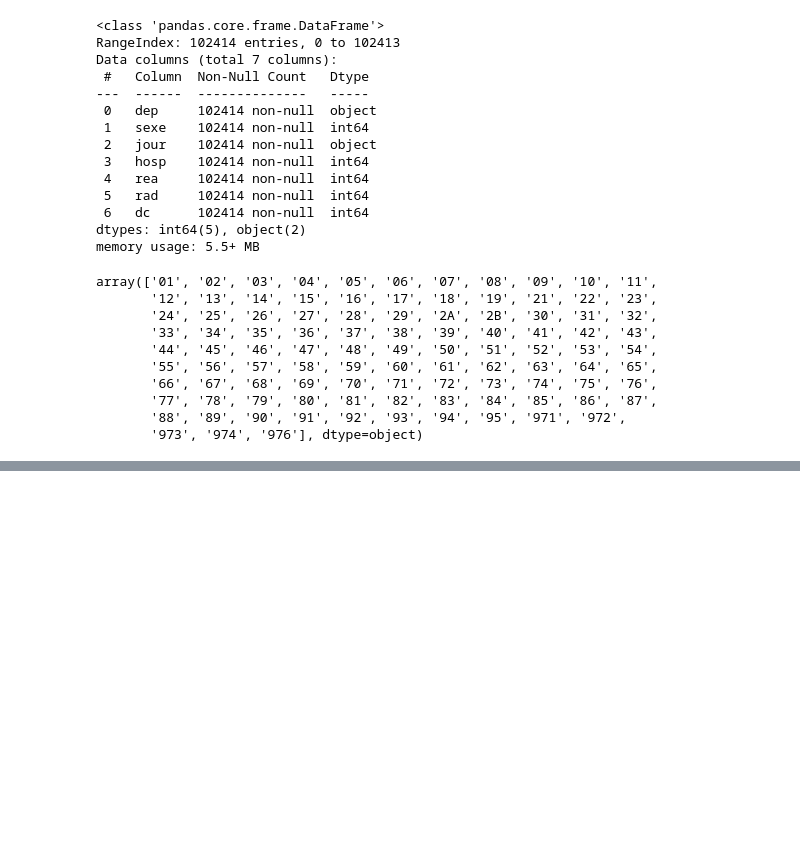
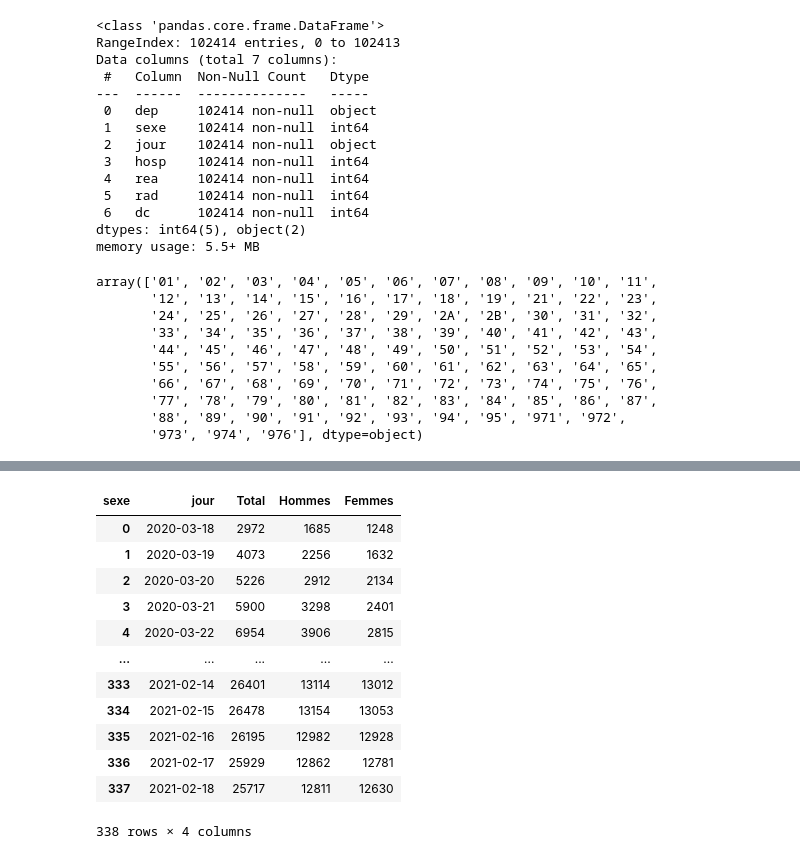
Before and after one commit to aromdhane/Dashboard, a Jupyter notebook: analyse_covid.ipynb, the cells around one changed output, grey strips where cells are left out. Drawn from its saved outputs; the diff is of its cells as text; code cells hidden in the pictures; blank space fills up the shorter version.

```diff
--- a/analyse_covid.ipynb
+++ b/analyse_covid.ipynb
@@ -51,0 +43,17 @@ Name: hosp, Length: 1014, dtype: int64
+# %%
+df_1.reset_index(inplace=True)
+df_1.rename(columns={0:'Total', 1:'Hommes', 2:'Femmes'})
+# %% [output]
+| sexe | jour | Total | Hommes | Femmes |
+| 0 | 2020-03-18 | 2972 | 1685 | 1248 |
+| 1 | 2020-03-19 | 4073 | 2256 | 1632 |
+| 2 | 2020-03-20 | 5226 | 2912 | 2134 |
+| 3 | 2020-03-21 | 5900 | 3298 | 2401 |
+| 4 | 2020-03-22 | 6954 | 3906 | 2815 |
+| ... | ... | ... | ... | ... |
+| 333 | 2021-02-14 | 26401 | 13114 | 13012 |
+| 334 | 2021-02-15 | 26478 | 13154 | 13053 |
+| 335 | 2021-02-16 | 26195 | 12982 | 12928 |
+| 336 | 2021-02-17 | 25929 | 12862 | 12781 |
+| 337 | 2021-02-18 | 25717 | 12811 | 12630 |
+338 rows × 4 columns
```
Also changed, not shown: parts of 3 cells of this notebook, 1 other file.
